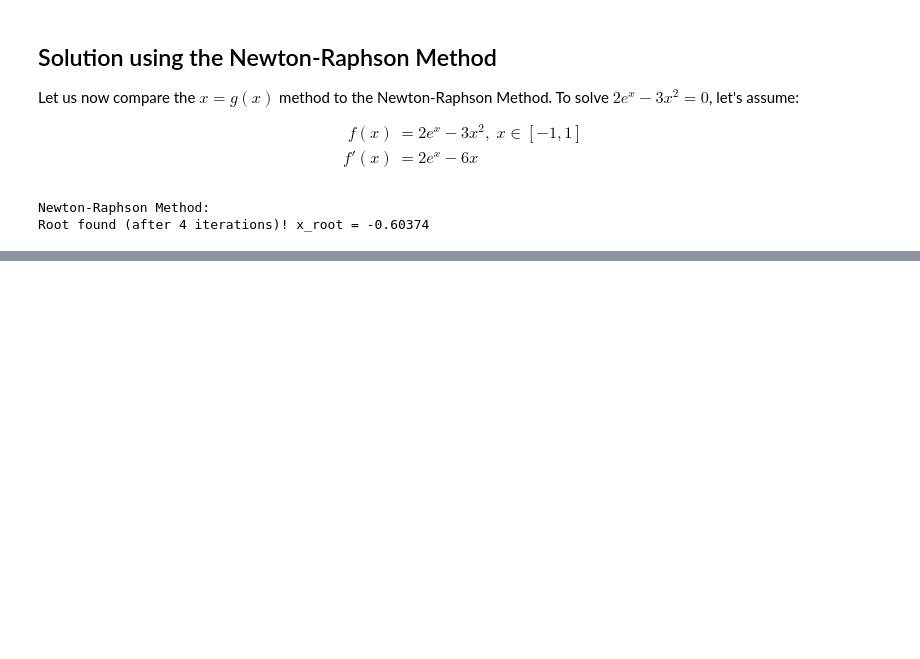
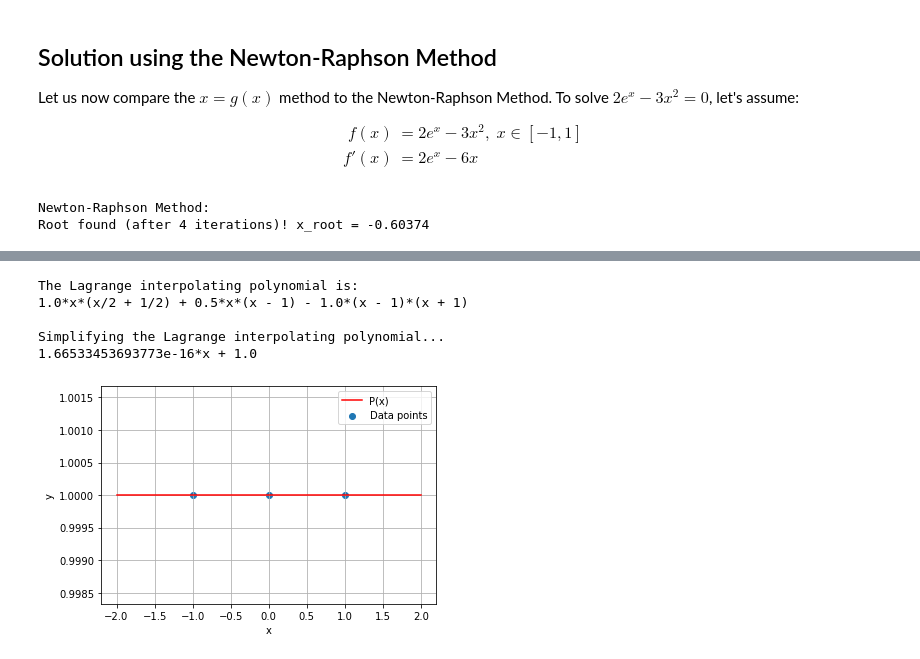
Before and after one commit to aretselis/msc-computational-physics, a Jupyter notebook: Courses/Computational Mathematics (ΥΦΥ101)/Problem Sets/retselis_set1.ipynb, the cells around one changed output, grey strips where cells are left out. Cells and saved outputs as stored; diff of their text form; code cells hidden in the pictures; blank space fills up the shorter version.

Commit message:
Calculate Lagrange interpolating polynomials for 3)

```diff
--- a/Courses/Computational Mathematics (ΥΦΥ101)/Problem Sets/retselis_set1.ipynb
+++ b/Courses/Computational Mathematics (ΥΦΥ101)/Problem Sets/retselis_set1.ipynb
@@ -483,0 +490,41 @@ $$
+# %%
+import sympy
+import numpy as np
+
+x = sympy.symbols('x')
+
+data_x = np.array([-1,0,1])
+data_y = 1+np.sin(data_x*np.pi)
+P = 0
+
+# Calculate the Lagrange interpolating polynomial
+for i in range(len(data_x)):
+    L = 1
+    for j in range(len(data_x)):
+        if i!=j:
+            L = L * (x-data_x[j])/(data_x[i]-data_x[j])
+    P += L*data_y[i]
+print('The Lagrange interpolating polynomial is:')
+print(y)
+print('\nSimplifying the Lagrange interpolating polynomial...')
+print(sympy.simplify(y))
+
+# Plot with matplotlib instead of sympy.plot to also add scatter points
+# Create a np.linspace and plot the function there
+lam_P = sympy.lambdify(x,P,modules=['numpy'])
+x_plot = np.linspace(-2,2,100)
+y_plot = lam_P(x_plot)
+
+plt.plot(x_plot,y_plot,color='red',label='P(x)')
+plt.scatter(data_x,data_y,label='Data points')
+plt.xlabel('x')
+plt.ylabel('y')
+plt.legend()
+plt.grid()
+# %% [output]
+The Lagrange interpolating polynomial is:
+1.0*x*(x/2 + 1/2) + 0.5*x*(x - 1) - 1.0*(x - 1)*(x + 1)
+
+Simplifying the Lagrange interpolating polynomial...
+1.66533453693773e-16*x + 1.0
+[figure, added]
```
Also changed, not shown: parts of 7 cells of this notebook.
